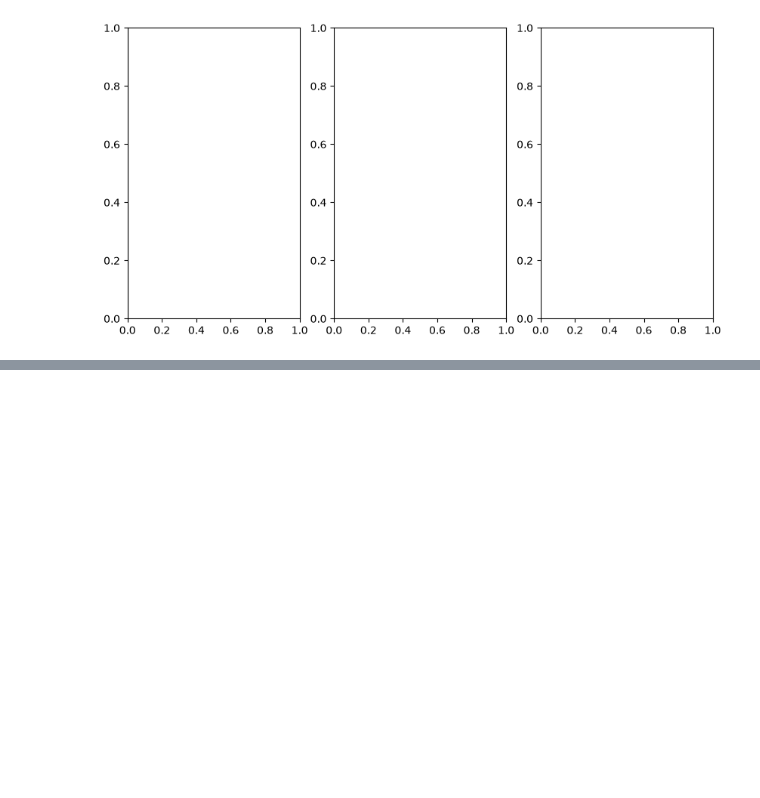
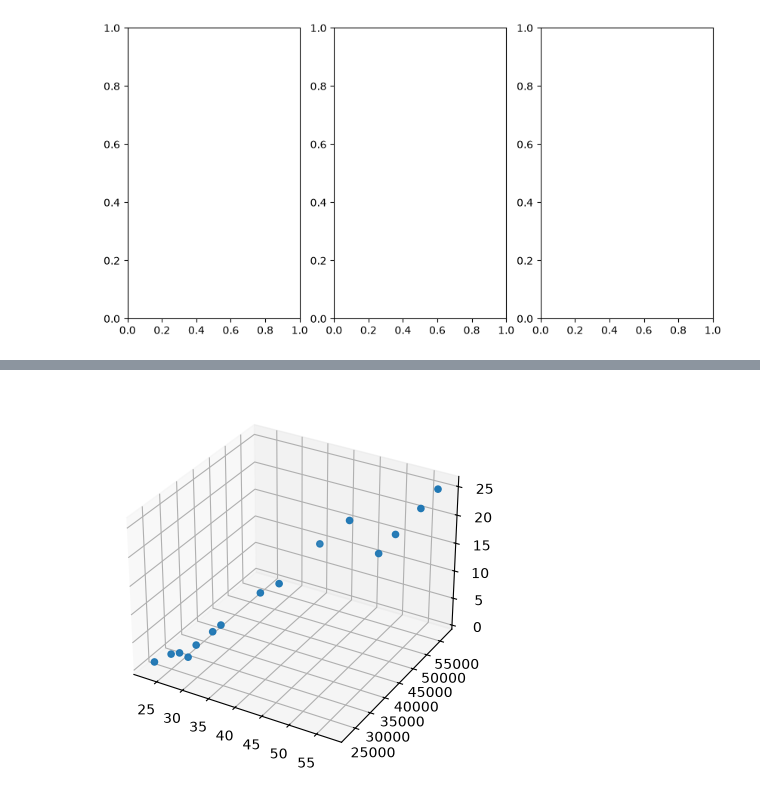
Before and after one commit to omaej78-star/python-for-data-science-practice, a Jupyter notebook: Matplotliblearn.ipynb, the cells around one changed output, grey strips where cells are left out. Saved outputs shown, nothing was run; the diff lists cells and outputs as text; code cells hidden in the pictures; blank space fills up the shorter version.

```diff
--- a/Matplotliblearn.ipynb
+++ b/Matplotliblearn.ipynb
@@ -171,0 +215,10 @@ Text(4.444444444444452, 0.5, 'salary')
+# %%
+# 1. Creeate variable
+# Create a 3D axis
+ax = plt.figure().add_subplot(111, projection="3d")
+ax.scatter(df["Age"], df["salary"], df["experience"])
+plt.show()
+
+plt.show()
+# %% [output]
+[figure, added]
```
Also changed, not shown: parts of 8 cells of this notebook, 1 other file.
